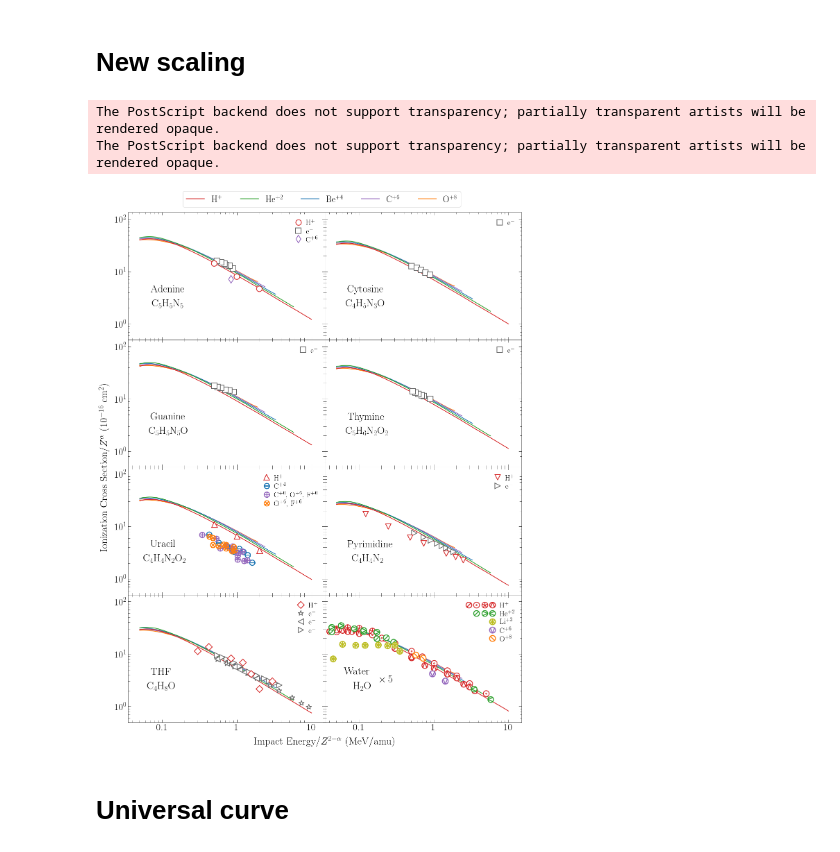
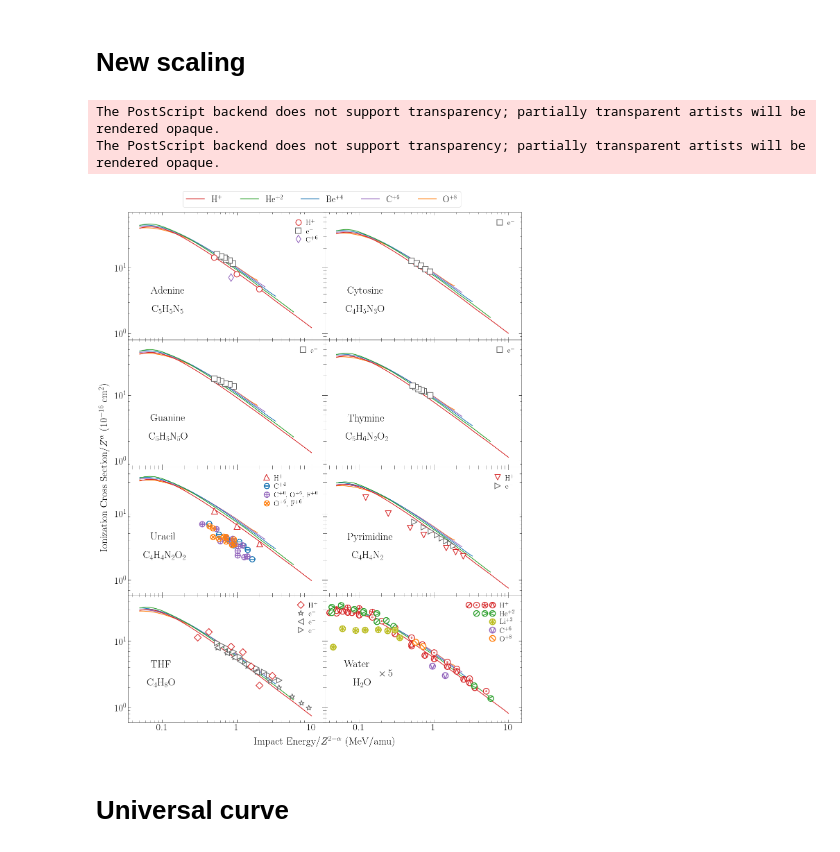
Before and after one commit to xiaogaogaoxiao/ionmol_stoi, a Jupyter notebook: figuras/graphs/zscale.ipynb, the cells around one changed output. Saved outputs shown, nothing was run; the diff lists cells and outputs as text; code cells hidden in the pictures.

```diff
--- a/figuras/graphs/zscale.ipynb
+++ b/figuras/graphs/zscale.ipynb
@@ -481,8 +481,10 @@ ilegsize=26
 iwidth=2
 xmin=0.035
 xmax=15
-ymin=0.5
-ymax=3.*45
+ymin1=0.8
+ymin2=0.6
+ymax1=70
+ymax2=50
 xtext=0.07
 ytext=0.09*45
 icharge=0.07
@@ -529,7 +531,7 @@ ax1.tick_params(direction='in',which='major',labelsize=itickssize,length=8,botto
                 left=True, right=True);
 ax1.tick_params(direction='in',which='minor',length=5,bottom=True, top=True, left=True, right=True);
 plt.xlim(xmin,xmax)
-plt.ylim(ymin,ymax)
+plt.ylim(ymin1,ymax1)
 plt.yscale('log')
 plt.xscale('log')
 plt.gca().add_artist(legend1)
@@ -561,7 +563,7 @@ ax2.tick_params(direction='in',which='major',labelsize=itickssize,length=8,botto
                 left=True, right=True);
 ax2.tick_params(direction='in',which='minor',length=5,bottom=True, top=True, left=True, right=True);
 plt.xlim(xmin,xmax)
-plt.ylim(ymin,ymax)
+plt.ylim(ymin1,ymax1)
 plt.yscale('log')
 plt.xscale('log')
 # ax2.yaxis.set_major_formatter(mticker.StrMethodFormatter('{x:,g}'))
@@ -592,7 +594,7 @@ ax3.tick_params(direction='in',which='major',labelsize=itickssize,length=8,botto
                 left=True, right=True);
 ax3.tick_params(direction='in',which='minor',length=5,bottom=True, top=True, left=True, right=True);
 plt.xlim(xmin,xmax)
-plt.ylim(ymin,ymax)
+plt.ylim(ymin1,ymax1)
 plt.yscale('log')
 plt.xscale('log')
 ax3.xaxis.set_major_formatter(mticker.StrMethodFormatter('{x:,g}'))
@@ -624,7 +626,7 @@ ax4.tick_params(direction='in',which='major',labelsize=itickssize,length=8,botto
                 left=True, right=True);
 ax4.tick_params(direction='in',which='minor',length=5,bottom=True, top=True, left=True, right=True);
 plt.xlim(xmin,xmax)
-plt.ylim(ymin,ymax)
+plt.ylim(ymin1,ymax1)
 plt.yscale('log')
 plt.xscale('log')
 ax4.xaxis.set_major_formatter(mticker.StrMethodFormatter('{x:,g}'))
@@ -674,7 +676,7 @@ ax5.tick_params(direction='in',which='major',labelsize=itickssize,length=8,botto
                 left=True, right=True);
 ax5.tick_params(direction='in',which='minor',length=6,bottom=True, top=True, left=True, right=True);
 plt.xlim(xmin,xmax)
-plt.ylim(ymin,ymax)
+plt.ylim(ymin2,ymax2)
 plt.yscale('log')
 plt.xscale('log')
 # ax5.yaxis.set_major_formatter(mticker.StrMethodFormatter('{x:,g}'))
@@ -709,7 +711,7 @@ ax6.tick_params(direction='in',which='major',labelsize=itickssize,length=8,botto
                 left=True, right=True);
 ax6.tick_params(direction='in',which='minor',length=6,bottom=True, top=True, left=True, right=True);
 plt.xlim(xmin,xmax)
-plt.ylim(ymin,ymax)
+plt.ylim(ymin2,ymax2)
 plt.yscale('log')
 plt.xscale('log')
 
@@ -749,7 +751,7 @@ ax7.tick_params(direction='in',which='major',labelsize=itickssize,length=8,botto
                 left=True, right=True);
 ax7.tick_params(direction='in',which='minor',length=6,bottom=True, top=True, left=True, right=True);
 plt.xlim(xmin,xmax)
-plt.ylim(ymin,ymax)
+plt.ylim(ymin2,ymax2)
 plt.yscale('log')
 plt.xscale('log')
 ax7.xaxis.set_major_formatter(mticker.StrMethodFormatter('{x:,g}'))
@@ -830,32 +832,32 @@ H2Oo, = ax8.plot(H2O_o8['E']/8**(2-alpha),H2O_o8['TCS']/8**(alpha)*5,color=co_o,
 
 ax8.legend([(H2Op80,H2Op85,H2Op86,H2Op07),(H2Ohe_80,H2Ohe_85,H2Ohe_05),H2Oli16,H2Oc6_09,H2Oo],[r'H$^+$',r'He$^{+2}$',r'Li$^{+3}$','C$^{+6}$','O$^{+8}$'],
            loc='upper right',fontsize=22,handletextpad=0.01,labelspacing=0.1,frameon=False,
            handler_map={H2Op80:HandlerXoffset(x_offset=68,numpoints=1),
                         H2Op85:HandlerXoffset(x_offset=46,numpoints=1),
                         H2Op86:HandlerXoffset(x_offset=22,numpoints=1),
                         H2Op07:HandlerXoffset(x_offset=0,numpoints=1),
                         H2Ohe_80:HandlerXoffset(x_offset=46,numpoints=1),
                         H2Ohe_85:HandlerXoffset(x_offset=22,numpoints=1),
                         H2Ohe_05:HandlerXoffset(x_offset=0,numpoints=1)})
 
 plt.xlabel(r"Impact Energy/$Z^{2-\alpha}$ (MeV/amu)", fontsize=ilabelsize,labelpad=10,position=(0,0))
 ax8.tick_params(direction='in',which='major',labelsize=itickssize,length=8,bottom=True, top=True, left=True, right=True);
 ax8.tick_params(direction='in',which='minor',length=5,bottom=True, top=True, left=True, right=True);
 
 plt.xlim(xmin,xmax)
-plt.ylim(ymin,ymax)
+plt.ylim(ymin2,ymax2)
 plt.yscale('log')
 plt.xscale('log')
 ax8.xaxis.set_major_formatter(mticker.StrMethodFormatter('{x:,g}'))
 
 for ax in fig.get_axes():
     ax.label_outer()
 fig.subplots_adjust(hspace=0.0, wspace=0.0)
 
 plt.subplots_adjust(left=0.1, right=0.975, top=0.925, bottom=0.075)
 plt.savefig('../zscale_alpha.eps')
 plt.show()
 # %% [output]
 The PostScript backend does not support transparency; partially transparent artists will be rendered opaque.
 The PostScript backend does not support transparency; partially transparent artists will be rendered opaque.
-[figure, old version]
+[figure, new version]
```
Also changed, not shown: parts of 7 cells of this notebook, 44 other files.
